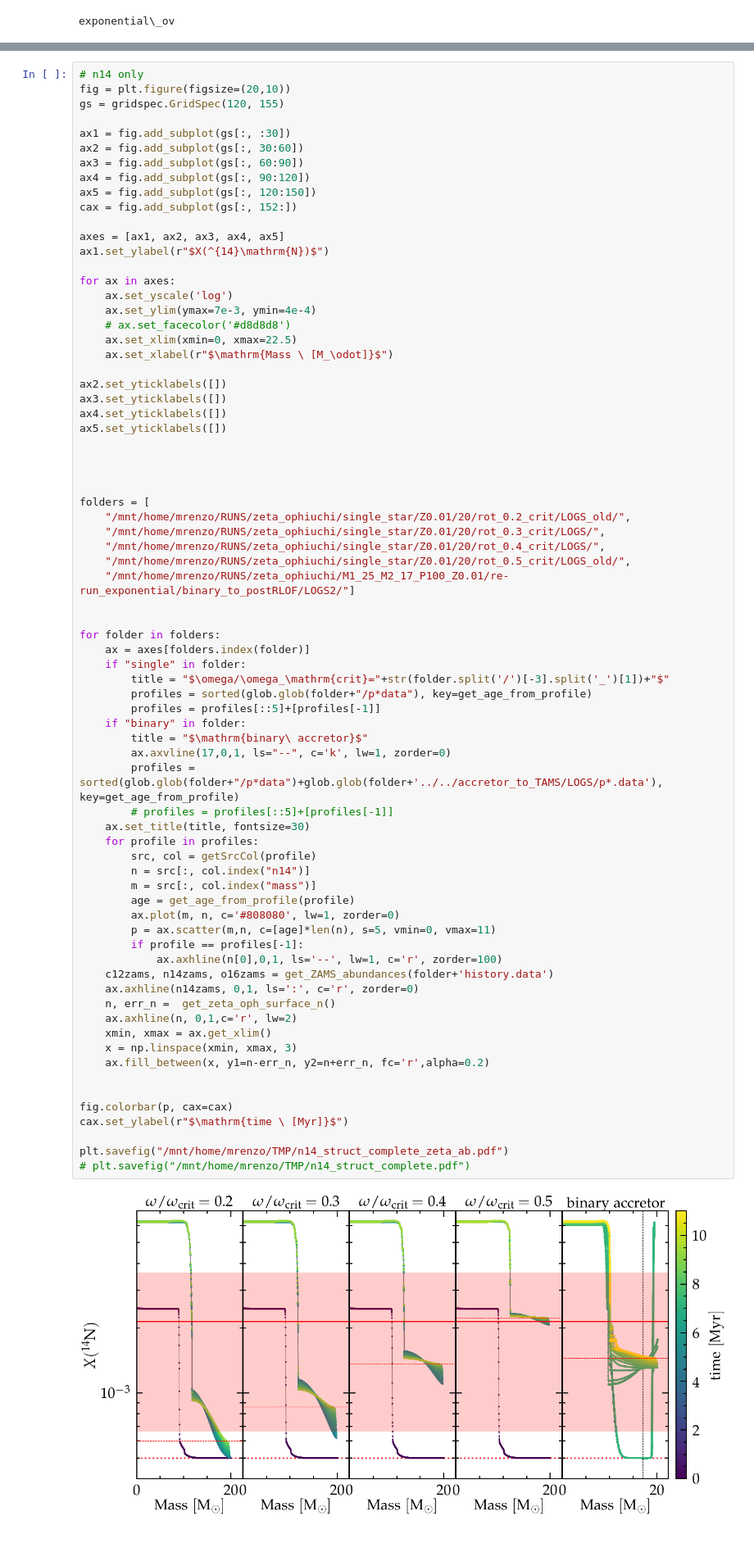
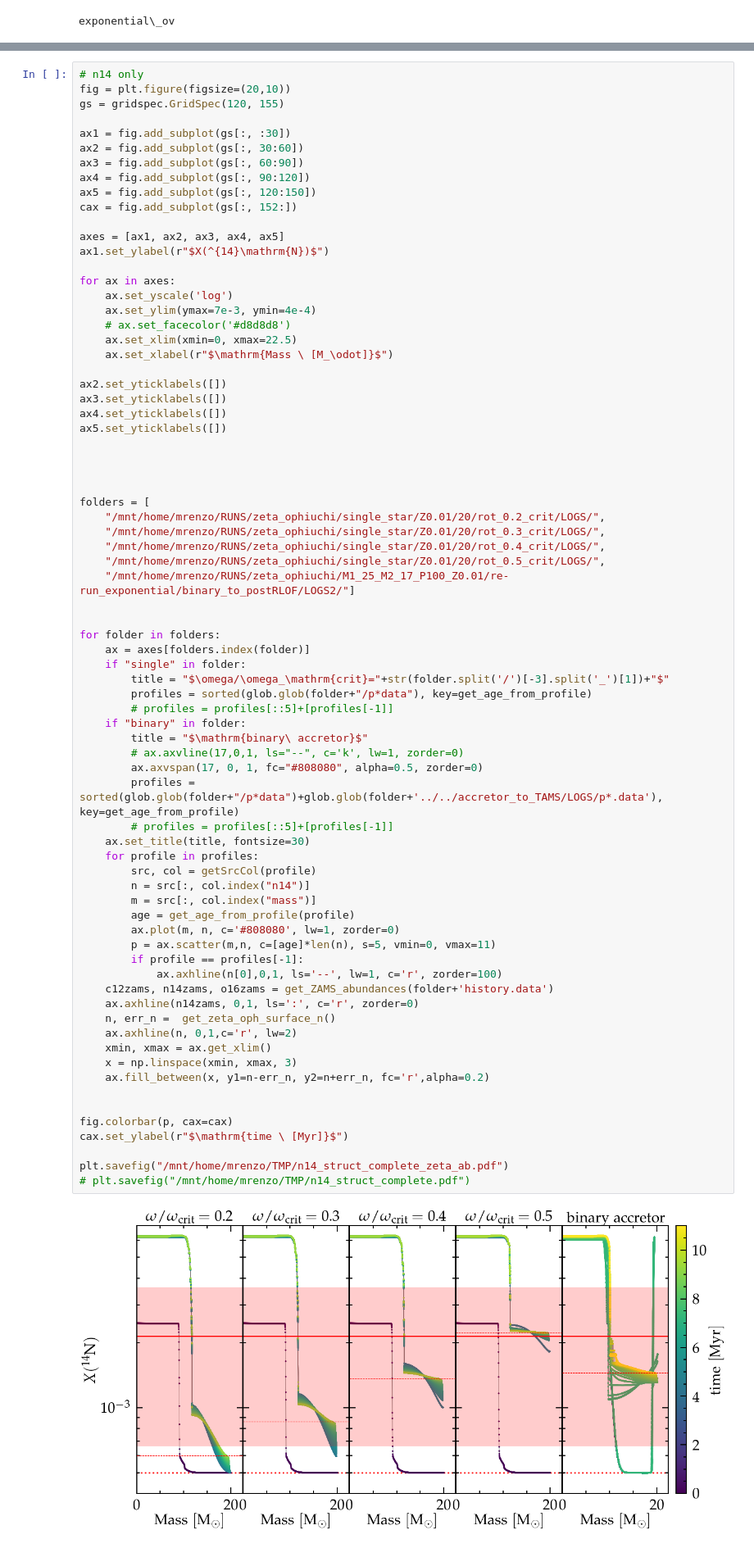
Before and after one commit to mathren/zeta_oph, a Jupyter notebook: notebooks/mixing_and_AM.ipynb, the cells around one changed output, grey strips where cells are left out. Shown at 82% size. Cells and saved outputs as stored; diff of their text form.

```diff
--- a/notebooks/mixing_and_AM.ipynb
+++ b/notebooks/mixing_and_AM.ipynb
@@ -160,10 +160,10 @@ ax5.set_yticklabels([])
 
 
 folders = [
-    "/mnt/home/mrenzo/RUNS/zeta_ophiuchi/single_star/Z0.01/20/rot_0.2_crit/LOGS_old/",
+    "/mnt/home/mrenzo/RUNS/zeta_ophiuchi/single_star/Z0.01/20/rot_0.2_crit/LOGS/",
     "/mnt/home/mrenzo/RUNS/zeta_ophiuchi/single_star/Z0.01/20/rot_0.3_crit/LOGS/",
     "/mnt/home/mrenzo/RUNS/zeta_ophiuchi/single_star/Z0.01/20/rot_0.4_crit/LOGS/",
-    "/mnt/home/mrenzo/RUNS/zeta_ophiuchi/single_star/Z0.01/20/rot_0.5_crit/LOGS_old/",
+    "/mnt/home/mrenzo/RUNS/zeta_ophiuchi/single_star/Z0.01/20/rot_0.5_crit/LOGS/",
     "/mnt/home/mrenzo/RUNS/zeta_ophiuchi/M1_25_M2_17_P100_Z0.01/re-run_exponential/binary_to_postRLOF/LOGS2/"]
 
 
@@ -172,35 +172,36 @@ for folder in folders:
     if "single" in folder:
         title = "$\omega/\omega_\mathrm{crit}="+str(folder.split('/')[-3].split('_')[1])+"$"
         profiles = sorted(glob.glob(folder+"/p*data"), key=get_age_from_profile)
-        profiles = profiles[::5]+[profiles[-1]]
+        # profiles = profiles[::5]+[profiles[-1]]
     if "binary" in folder:
         title = "$\mathrm{binary\ accretor}$"
-        ax.axvline(17,0,1, ls="--", c='k', lw=1, zorder=0)
+        # ax.axvline(17,0,1, ls="--", c='k', lw=1, zorder=0)
+        ax.axvspan(17, 0, 1, fc="#808080", alpha=0.5, zorder=0)
         profiles = sorted(glob.glob(folder+"/p*data")+glob.glob(folder+'../../accretor_to_TAMS/LOGS/p*.data'), key=get_age_from_profile)
         # profiles = profiles[::5]+[profiles[-1]]
     ax.set_title(title, fontsize=30)
     for profile in profiles:
         src, col = getSrcCol(profile)
         n = src[:, col.index("n14")]
         m = src[:, col.index("mass")]
         age = get_age_from_profile(profile)
         ax.plot(m, n, c='#808080', lw=1, zorder=0)
         p = ax.scatter(m,n, c=[age]*len(n), s=5, vmin=0, vmax=11)
         if profile == profiles[-1]:
             ax.axhline(n[0],0,1, ls='--', lw=1, c='r', zorder=100)
     c12zams, n14zams, o16zams = get_ZAMS_abundances(folder+'history.data')
     ax.axhline(n14zams, 0,1, ls=':', c='r', zorder=0)
     n, err_n =  get_zeta_oph_surface_n()
     ax.axhline(n, 0,1,c='r', lw=2)
     xmin, xmax = ax.get_xlim()
     x = np.linspace(xmin, xmax, 3)
     ax.fill_between(x, y1=n-err_n, y2=n+err_n, fc='r',alpha=0.2)
 
 
 fig.colorbar(p, cax=cax)
 cax.set_ylabel(r"$\mathrm{time \ [Myr]}$")
 
 plt.savefig("/mnt/home/mrenzo/TMP/n14_struct_complete_zeta_ab.pdf")
 # plt.savefig("/mnt/home/mrenzo/TMP/n14_struct_complete.pdf")
 # %% [output]
-[figure, old version]
+[figure, new version]
```
Also changed, not shown: parts of 5 cells of this notebook, 1 other file.
